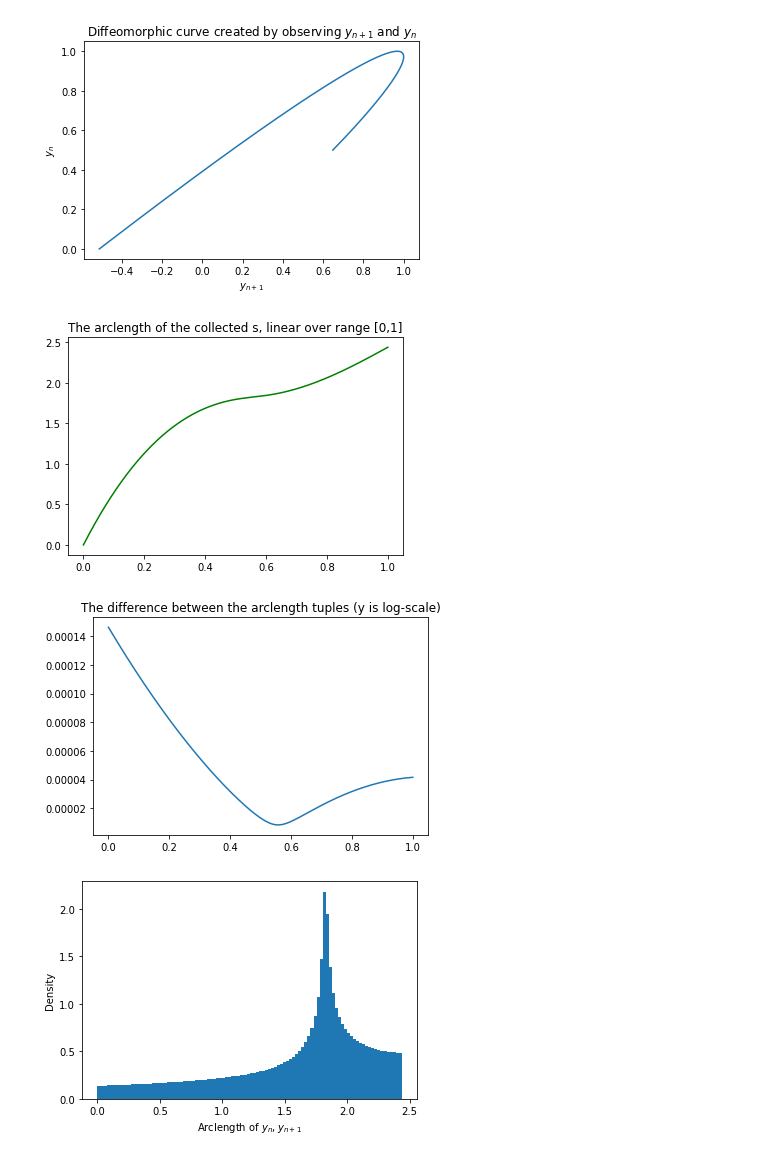
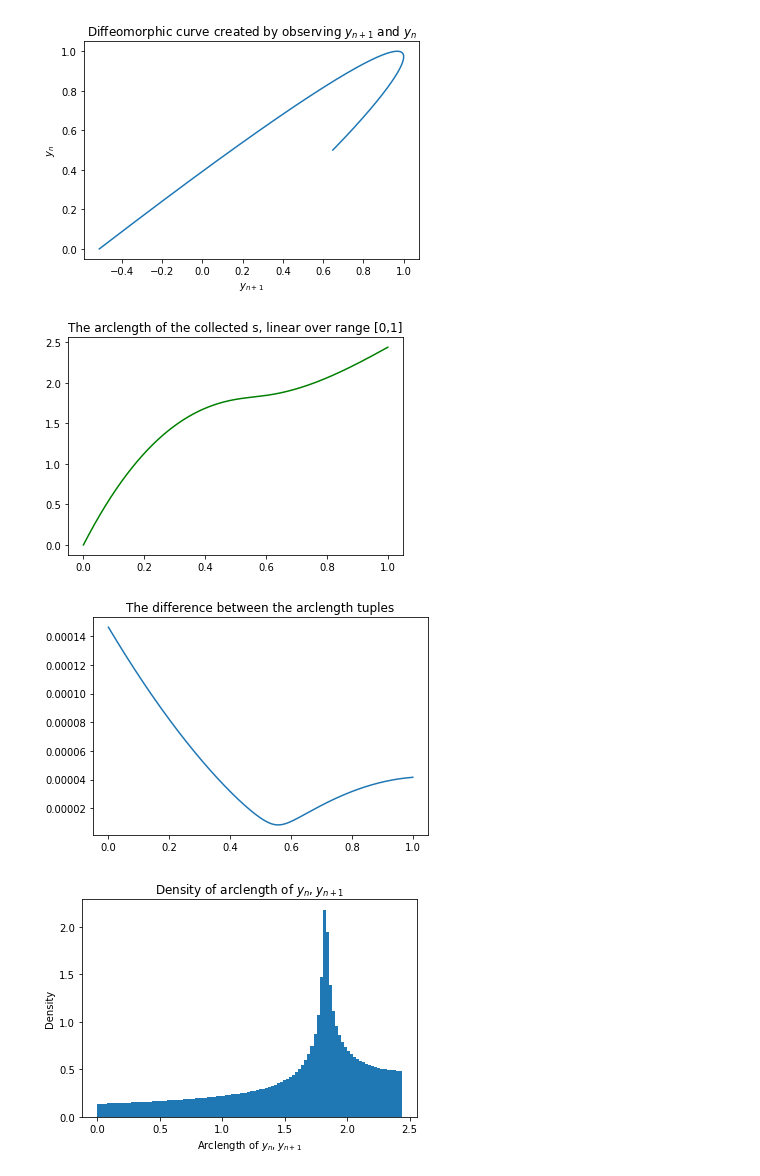
Before and after one commit to plainerman/density-transport, a Jupyter notebook: full_one_dimensional.ipynb, the cells around one changed output. Drawn from its saved outputs; the diff is of its cells as text; code cells hidden in the pictures.

```diff
--- a/full_one_dimensional.ipynb
+++ b/full_one_dimensional.ipynb
@@ -29,28 +32,28 @@ plt.show()
 # %%
 from observations.utils import arclen, lags
 
 alen = arclen([numpy.transpose(ys)[0], numpy.transpose(ys)[1]])
 plt.title("The arclength of the collected s, linear over range [0,1]")
 plt.plot(numpy.linspace(0, 1, observe.samplesize)[1:], alen, label = "$i = 1$, $y_{n}, y_{n+1}$", color = "green")
 plt.show()
 
 training_tuples = list(zip(*lags(arclen([numpy.transpose(ys)[0], numpy.transpose(ys)[1]]), 1)))
 real_difference = [abs(t0 - t1) for t0, t1 in training_tuples]
 
-plt.title("The difference between the arclength tuples (y is log-scale)") # TODO it  is not log scaled as of now
+plt.title("The difference between the arclength tuples") # TODO it  is not log scaled as of now
 plt.plot(numpy.linspace(0, 1, observe.samplesize)[2:], real_difference)
-#plt.yscale("log")
 plt.show()
 
 s = arclen([numpy.transpose(ys)[0], numpy.transpose(ys)[1]])
+plt.title("Density of arclength of $y_{n}, y_{n+1}$")
 plt.hist(s, bins=100, density=True)
 plt.xlabel("Arclength of $y_{n}, y_{n+1}$")
 plt.ylabel("Density")
 plt.show()
 # %% [output]
 [figure]
-[figure, old version]
+[figure, new version]
-[figure, old version]
+[figure, new version]
 # %%
 import dynamics.nets as nets
 import dynamics.utils
```
Also changed, not shown: parts of 4 cells of this notebook, 2 other files.
